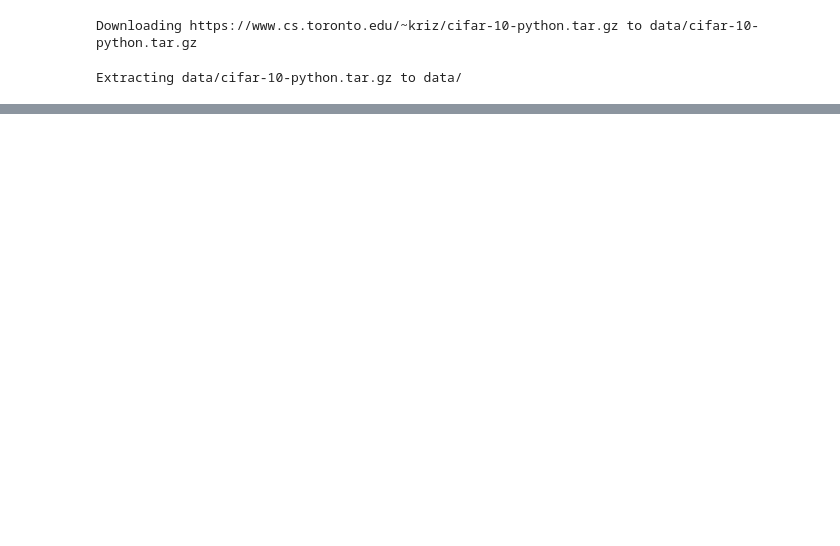
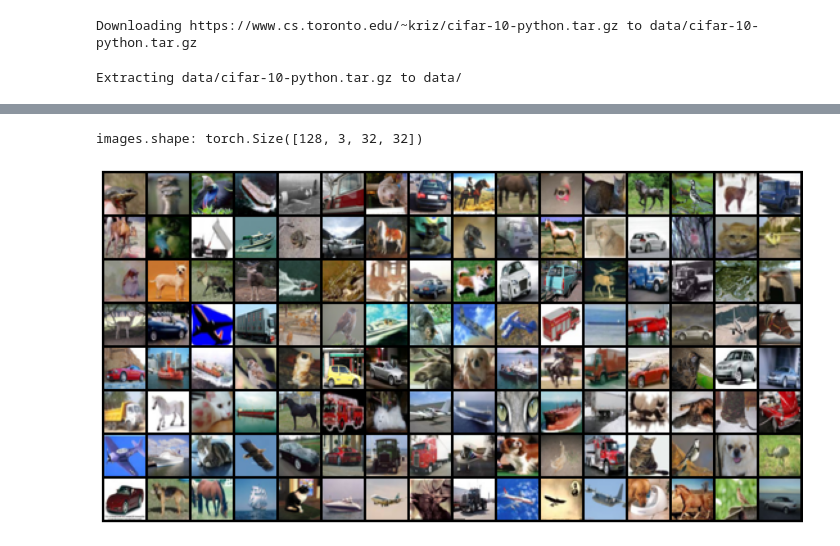
Before and after one commit to Jim-Maar/Gaussian-Processes-after-pre-processing-with-Normalising-Flows, a Jupyter notebook: test1.ipynb, the cells around one changed output, grey strips where cells are left out. Saved outputs shown, nothing was run; the diff lists cells and outputs as text; code cells hidden in the pictures; blank space fills up the shorter version.

```diff
--- a/test1.ipynb
+++ b/test1.ipynb
@@ -21,0 +36,8 @@ Extracting data/cifar-10-python.tar.gz to data/
+# %%
+class_count = {}
+for _, index in dataset:
+    label = classes[index]
+    if label not in class_count:
+        class_count[label] = 0
+    class_count[label] += 1
+class_count
@@ -22,8 +55,7 @@ Extracting data/cifar-10-python.tar.gz to data/
 # %%
 torch.manual_seed(43)
 train_size = 10000
-test_size = 10000
-val_size = len(dataset) - (train_size + test_size)
-train_ds, test_ds, val_ds = random_split(dataset, [train_size, test_size, val_size])
-len(train_ds), len(test_ds), len(val_ds)
+val_size = len(dataset) - (train_size)
+train_ds, val_ds = random_split(dataset, [train_size, val_size])
+len(train_ds), len(val_ds)
 # %% [output]
@@ -34,0 +63,16 @@ fatal: not a git repository (or any of the parent directories): .git
+# %%
+batch_size=128
+# %%
+train_loader = DataLoader(train_ds, batch_size, shuffle=True, num_workers=4, pin_memory=True)
+val_loader = DataLoader(val_ds, batch_size*2, num_workers=4, pin_memory=True)
+test_loader = DataLoader(test_dataset, batch_size*2, num_workers=4, pin_memory=True)
+# %%
+for images, _ in train_loader:
+    print('images.shape:', images.shape)
+    plt.figure(figsize=(16,8))
+    plt.axis('off')
+    plt.imshow(make_grid(images, nrow=16).permute((1, 2, 0)))
+    break
+# %% [output]
+images.shape: torch.Size([128, 3, 32, 32])
+[figure, added]
```
Also changed, not shown: parts of 4 cells of this notebook.
